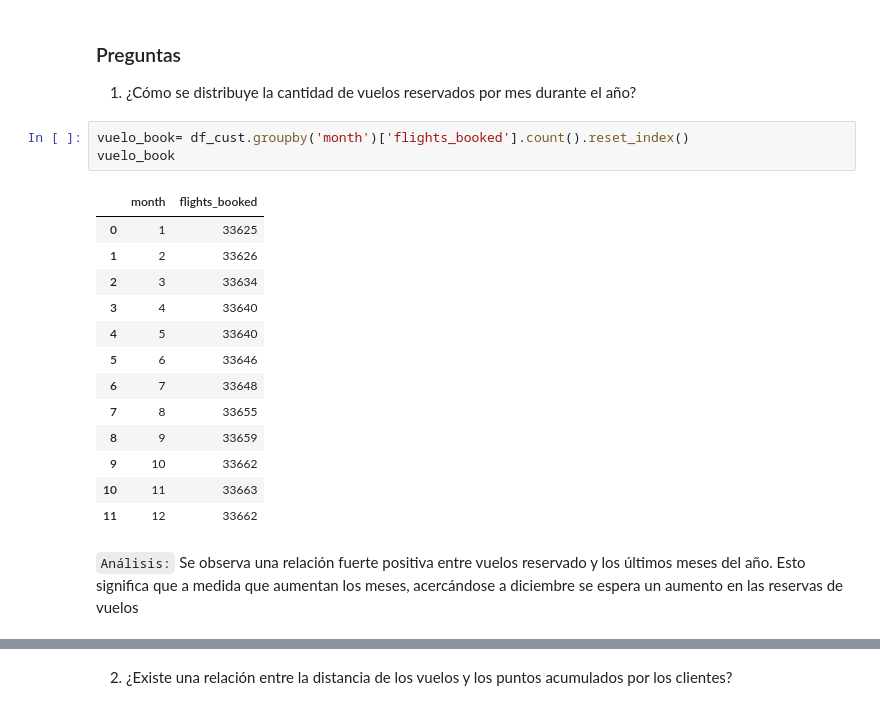
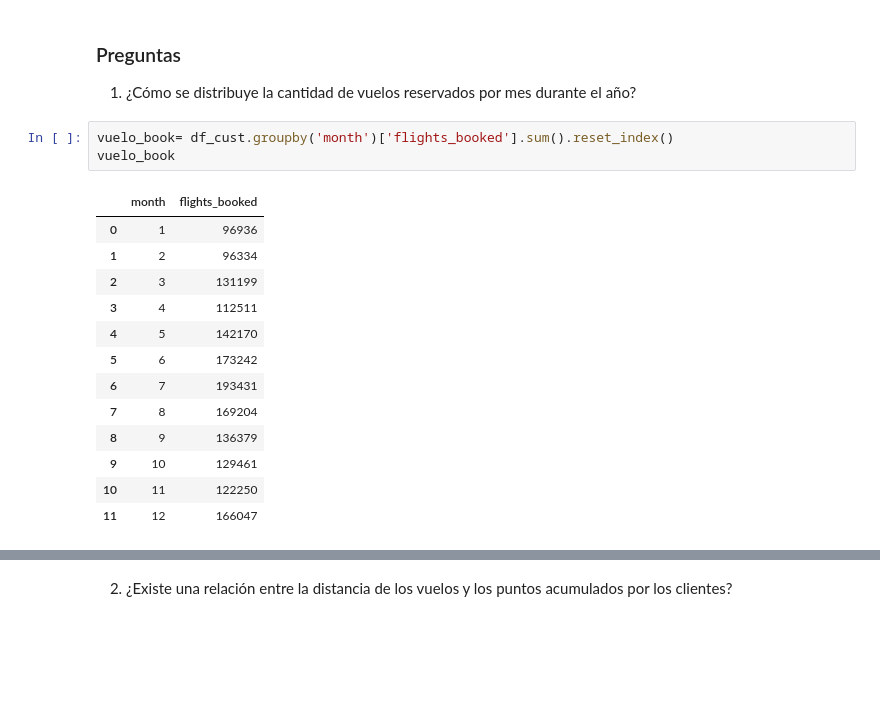
Before and after one commit to Adalab/bda-modulo-3-evaluacion-final-AndreaGonzalezG, a Jupyter notebook: Examen_mod_3_Fase2.ipynb, the cells around one changed output, grey strips where cells are left out. Cells and saved outputs as stored; diff of their text form; blank space fills up the shorter version.

```diff
--- a/Examen_mod_3_Fase2.ipynb
+++ b/Examen_mod_3_Fase2.ipynb
@@ -32,22 +32,19 @@ df_cust.head()
 
 1. ¿Cómo se distribuye la cantidad de vuelos reservados por mes durante el año?
 # %%
-vuelo_book= df_cust.groupby('month')['flights_booked'].count().reset_index()
+vuelo_book= df_cust.groupby('month')['flights_booked'].sum().reset_index()
 vuelo_book
 # %% [output]
 |  | month | flights_booked |
-| 0 | 1 | 33625 |
-| 1 | 2 | 33626 |
-| 2 | 3 | 33634 |
-| 3 | 4 | 33640 |
-| 4 | 5 | 33640 |
-| 5 | 6 | 33646 |
-| 6 | 7 | 33648 |
-| 7 | 8 | 33655 |
-| 8 | 9 | 33659 |
-| 9 | 10 | 33662 |
-| 10 | 11 | 33663 |
-| 11 | 12 | 33662 |
+| 0 | 1 | 96936 |
+| 1 | 2 | 96334 |
+| 2 | 3 | 131199 |
+| 3 | 4 | 112511 |
+| 4 | 5 | 142170 |
+| 5 | 6 | 173242 |
+| 6 | 7 | 193431 |
+| 7 | 8 | 169204 |
+| 8 | 9 | 136379 |
+| 9 | 10 | 129461 |
+| 10 | 11 | 122250 |
+| 11 | 12 | 166047 |
-# %% [markdown]
-`Análisis:`
-Se observa una relación fuerte positiva entre vuelos reservado y los últimos meses del año. Esto significa que a medida que aumentan los meses, acercándose a diciembre se espera un aumento en las reservas de vuelos
```
Also changed, not shown: parts of 26 cells of this notebook.
